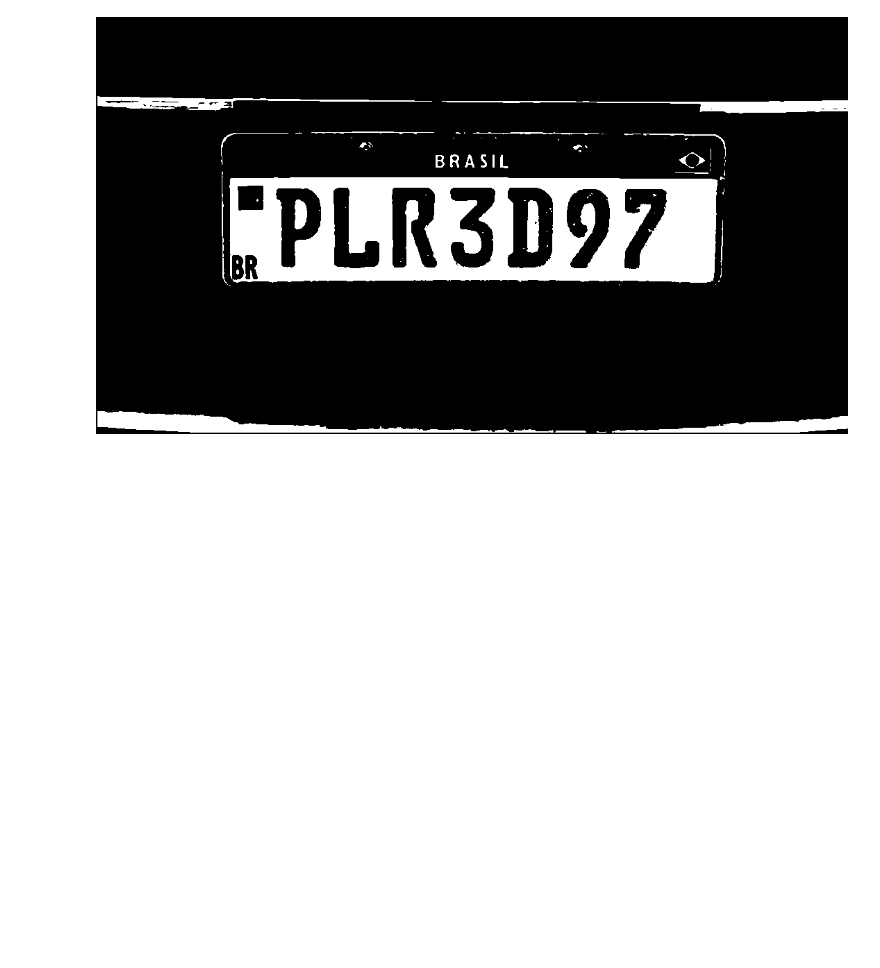
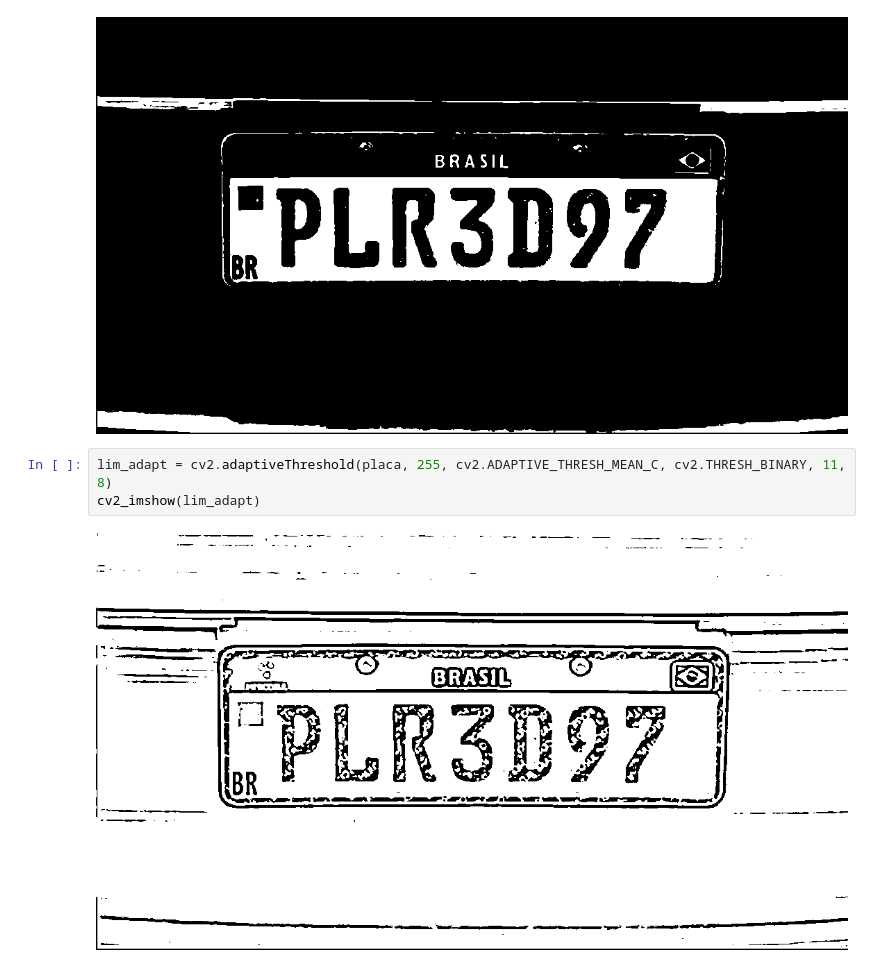
Before and after one commit to fcoprata/text-recognize, a Jupyter notebook: ocr_study2.ipynb, the cells around one changed output. Cells and saved outputs as stored; diff of their text form; blank space fills up the shorter version.

Commit message:
adaptative_threshold

```diff
--- a/ocr_study2.ipynb
+++ b/ocr_study2.ipynb
@@ -127,3 +127,8 @@ valor, lim_simples = cv2.threshold(placa, limiar, 255, cv2.THRESH_BINARY)
 cv2_imshow(lim_simples)
 # %% [output]
 [figure]
+# %%
+lim_adapt = cv2.adaptiveThreshold(placa, 255, cv2.ADAPTIVE_THRESH_MEAN_C, cv2.THRESH_BINARY, 11, 8)
+cv2_imshow(lim_adapt)
+# %% [output]
+[figure, added]
```
Also changed, not shown: parts of 2 cells of this notebook.
